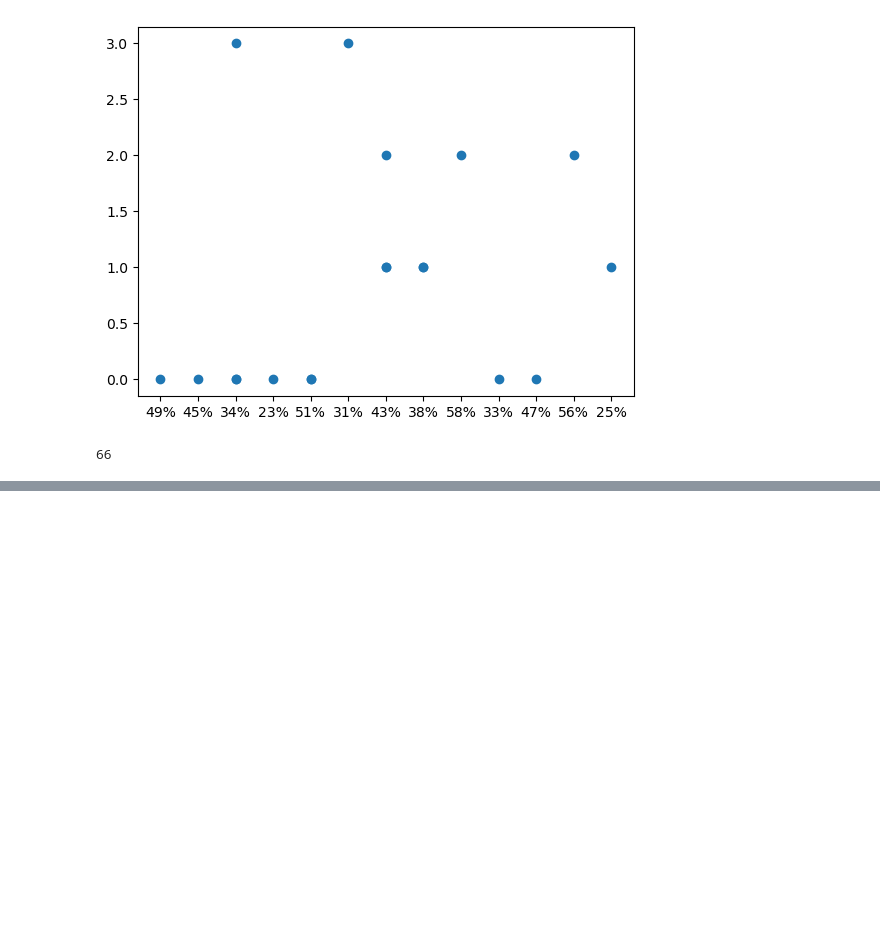
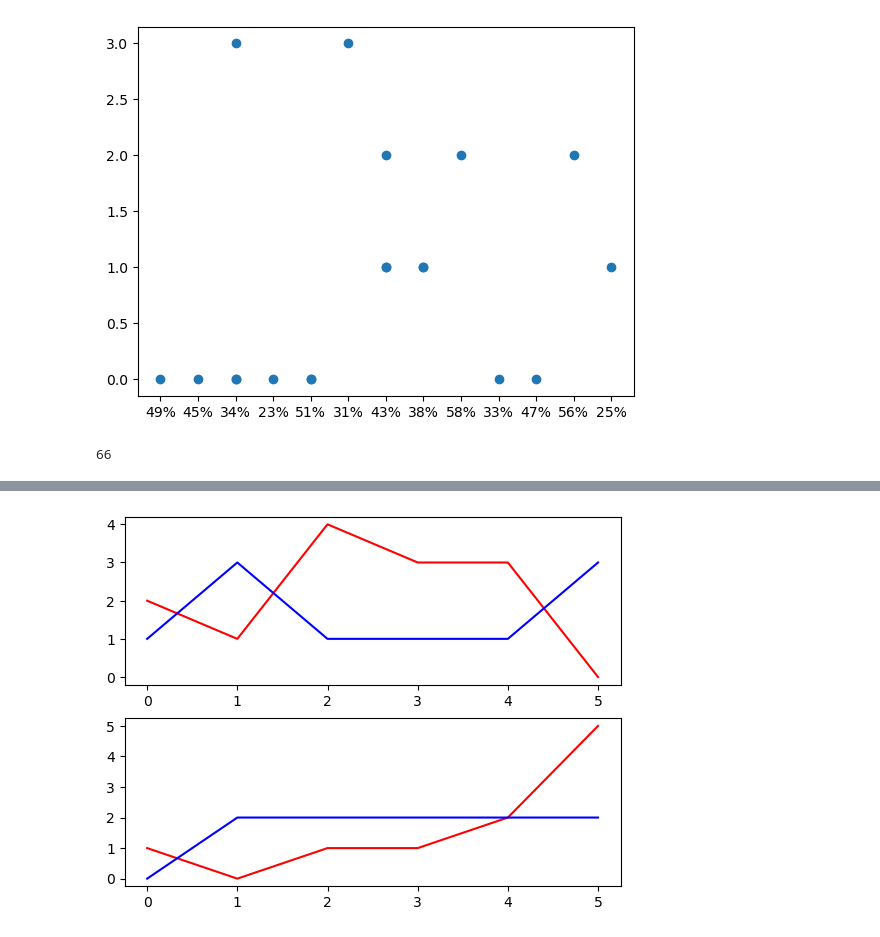
Before and after one commit to cjdrudco/KKC_Python_Project, a Jupyter notebook: Untitled.ipynb, the cells around one changed output, grey strips where cells are left out. Drawn from its saved outputs; the diff is of its cells as text; code cells hidden in the pictures; blank space fills up the shorter version.

```diff
--- a/Untitled.ipynb
+++ b/Untitled.ipynb
@@ -672,0 +674,87 @@ average_er = 3.4964028776978417 max_er = 14 score = 46.76258992805755
+# %%
+from sklearn.ensemble import RandomForestClassifier
+import pandas as pd
+import numpy as np
+import matplotlib.pyplot as plt
+import os
+
+
+df = pd.read_csv("data.csv", encoding="cp949")
+
+
+train_year = (df["시간"] <= df.iloc[0,0])
+test_year = (df["시간"] >= df.iloc[379,0])
+interval = 5
+
+
+def make_data(data):
+    x_s = []
+    y_s = []
+    x_l = []
+    y_l = []
+
+    score = list(data['득점'])
+    loss = list(data['실점'])
+
+    for i in range(len(score)) :
+        if i < interval : continue
+        elif data.iloc[i, 0] != data.iloc[i-1, 0] : continue
+        y_s.append(score[i])
+        y_l.append(loss[i])
+
+        xa = []
+        xb = []
+        for p in range(interval):
+            d = i + p - interval
+            xa.append(score[d])
+            xb.append(loss[d])
+        x_s.append(xa)
+        x_l.append(xb)
+    return (x_s, y_s, x_l, y_l)
+train_x_s , train_y_s, train_x_l, train_y_l = make_data(df[train_year])
+test_x_s, test_y_s, test_x_l, test_y_l = make_data(df[test_year])
+
+
+model1 = RandomForestClassifier()
+model2 = RandomForestClassifier()
+model1.fit(train_x_s, train_y_s)
+model2.fit(train_x_l, train_y_l)
+
+pre_y_s = model1.predict(test_x_s)
+pre_y_l = model2.predict(test_x_l)
+
+diff_y_s = abs(pre_y_s-test_y_s)
+diff_y_l = abs(pre_y_l-test_y_l)
+a = [x for x in diff_y_s if x <= 2]
+b = [x for x in diff_y_l if x <= 2]
+print("average_s =", sum(diff_y_s)/len(diff_y_s), "max_r =", max(diff_y_s), "score =", len(a)/len(diff_y_s)*100)
+print("average_l =", sum(diff_y_l)/len(diff_y_l), "max_l =", max(diff_y_l), "score =", len(b)/len(diff_y_l)*100)
+
+wdl = []
+for i in range(len(pre_y_s)):
+    if abs(pre_y_s[i]-pre_y_l[i]) == 0 :
+        wdl.append("무")
+    elif pre_y_s[i] > pre_y_l[i] :
+        wdl.append("승")
+    else :
+        wdl.append("패")
+
+data = df[test_year]
+test_wdl = list(data["WDL"])
+y = 0
+for i in range(len(wdl)):
+    if wdl[i] == test_wdl[i]:
+        y += 1
+
+print("승패 정확도 :", y/len(wdl)*100)
+
+
+plt.subplot(2, 1, 1)
+plt.plot(test_y_s, c='r')
+plt.plot(pre_y_s, c='b')
+
+plt.subplot(2,1,2)
+plt.plot(test_y_l, c='r')
+plt.plot(pre_y_l, c='b')
+plt.show()
+# %% [output]
@@ -672,0 +764 @@ average_er = 3.4964028776978417 max_er = 14 score = 46.76258992805755
+[figure, added]
```
Also changed, not shown: parts of 2 cells of this notebook, 2 other files.
